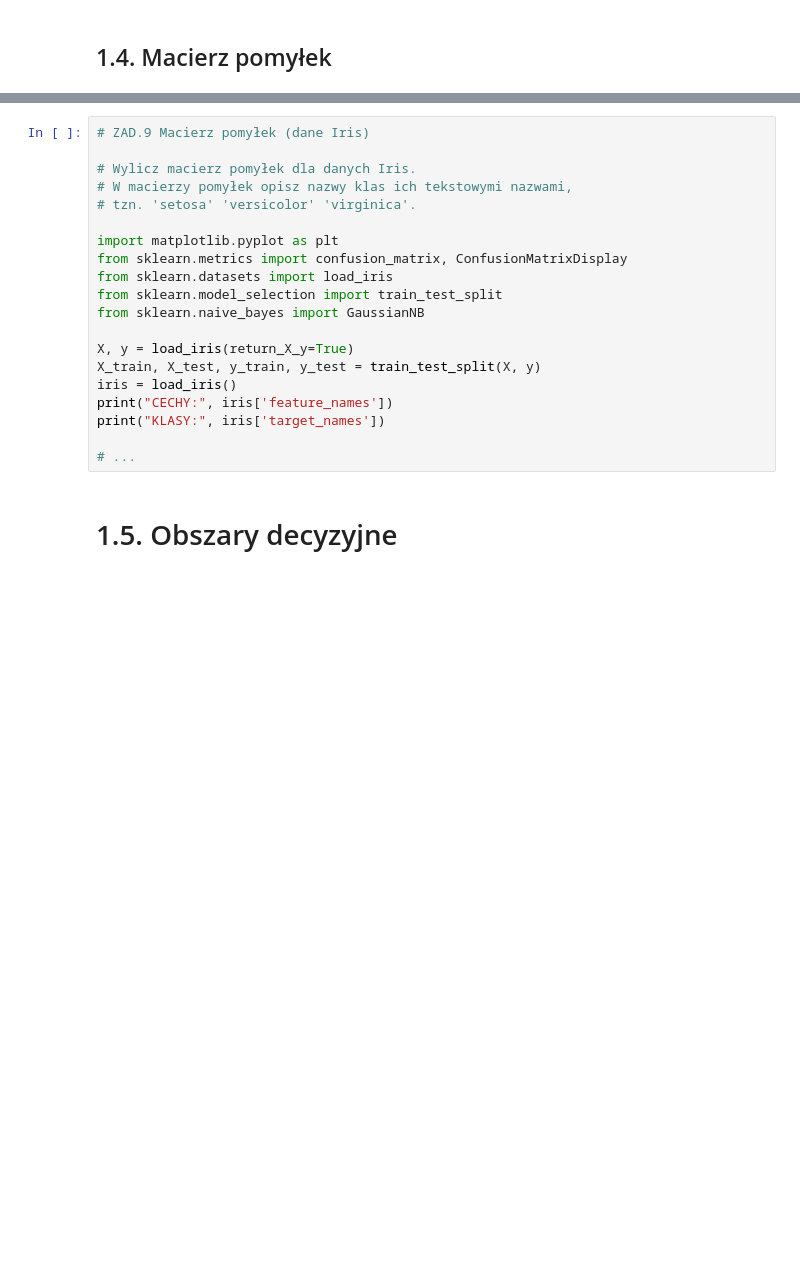
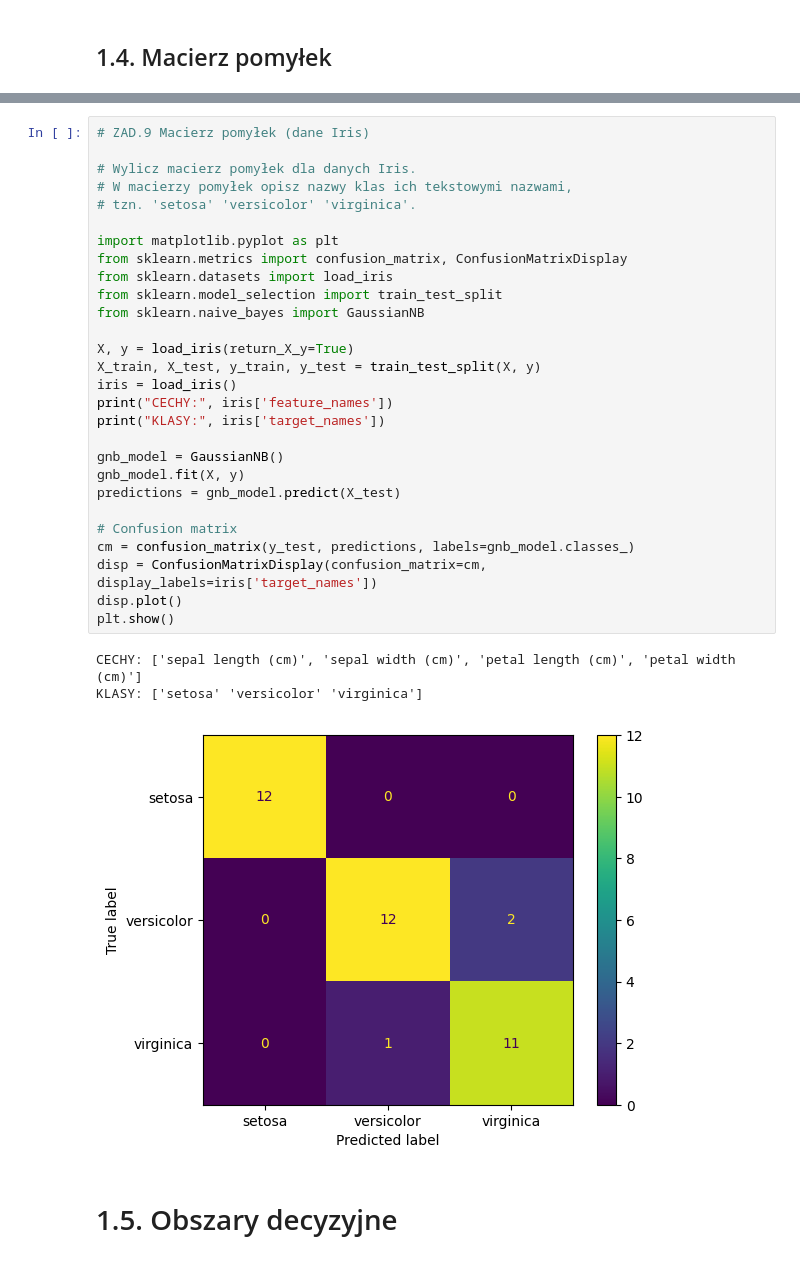
Before and after one commit to BezdzietnyAntoni/MachineLearning, a Jupyter notebook: um3.ipynb, the cells around one changed output, grey strips where cells are left out. Drawn from its saved outputs; the diff is of its cells as text; blank space fills up the shorter version.

```diff
--- a/um3.ipynb
+++ b/um3.ipynb
@@ -185,23 +290,35 @@ plt.show()
 # %%
 # ZAD.9 Macierz pomyłek (dane Iris)
 
 # Wylicz macierz pomyłek dla danych Iris.
 # W macierzy pomyłek opisz nazwy klas ich tekstowymi nazwami,
 # tzn. 'setosa' 'versicolor' 'virginica'.
 
 import matplotlib.pyplot as plt
 from sklearn.metrics import confusion_matrix, ConfusionMatrixDisplay
 from sklearn.datasets import load_iris
 from sklearn.model_selection import train_test_split
 from sklearn.naive_bayes import GaussianNB
 
 X, y = load_iris(return_X_y=True)
 X_train, X_test, y_train, y_test = train_test_split(X, y)
 iris = load_iris()
 print("CECHY:", iris['feature_names'])
 print("KLASY:", iris['target_names'])
 
-# ...
+gnb_model = GaussianNB()
+gnb_model.fit(X, y)
+predictions = gnb_model.predict(X_test)
+
+# Confusion matrix
+cm = confusion_matrix(y_test, predictions, labels=gnb_model.classes_)
+disp = ConfusionMatrixDisplay(confusion_matrix=cm, display_labels=iris['target_names'])
+disp.plot()
+plt.show()
+# %% [output]
+CECHY: ['sepal length (cm)', 'sepal width (cm)', 'petal length (cm)', 'petal width (cm)']
+KLASY: ['setosa' 'versicolor' 'virginica']
+[figure, added]
 # %% [markdown]
 # 1.5. Obszary decyzyjne
 # %%
```
Also changed, not shown: parts of 21 cells of this notebook, 5 other files.
